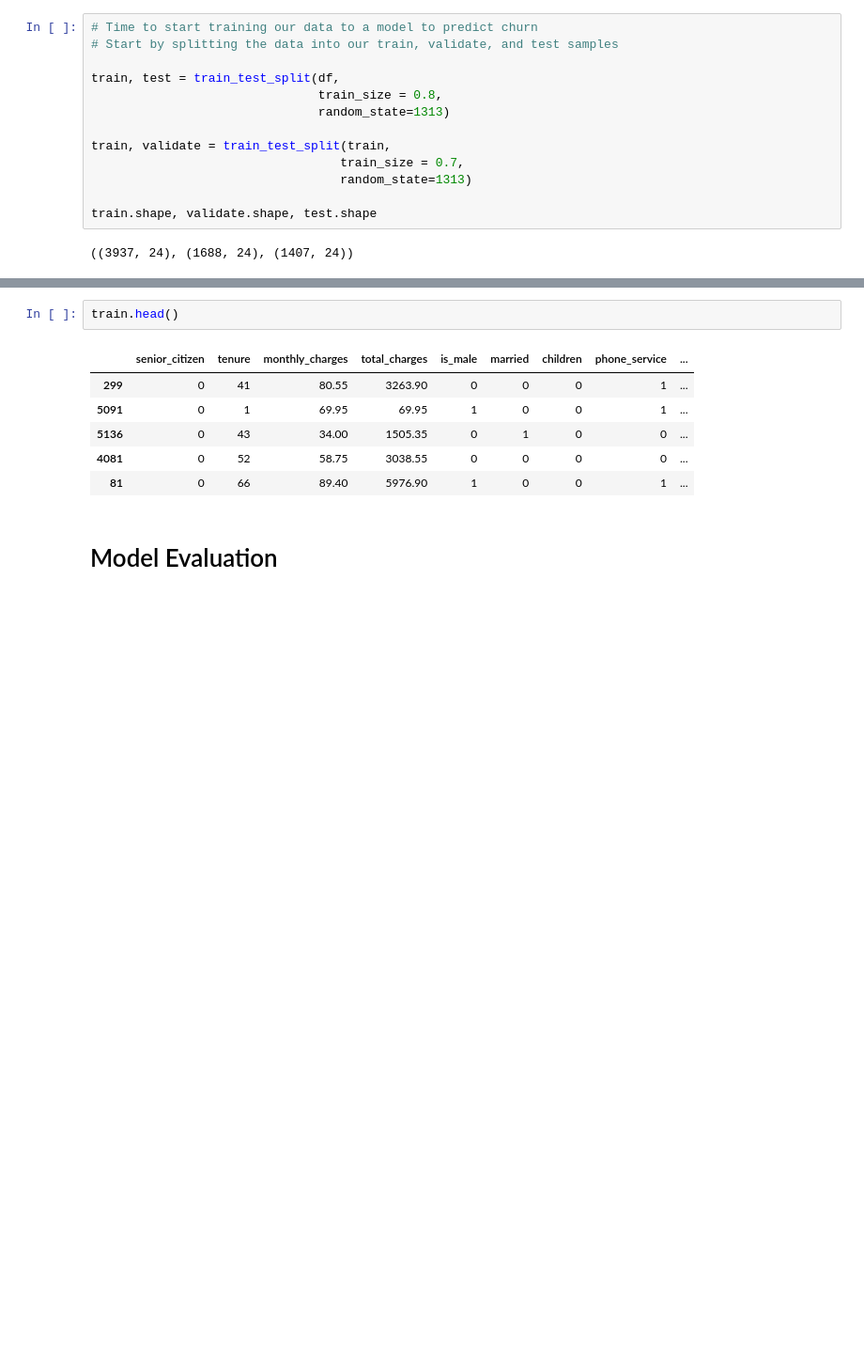
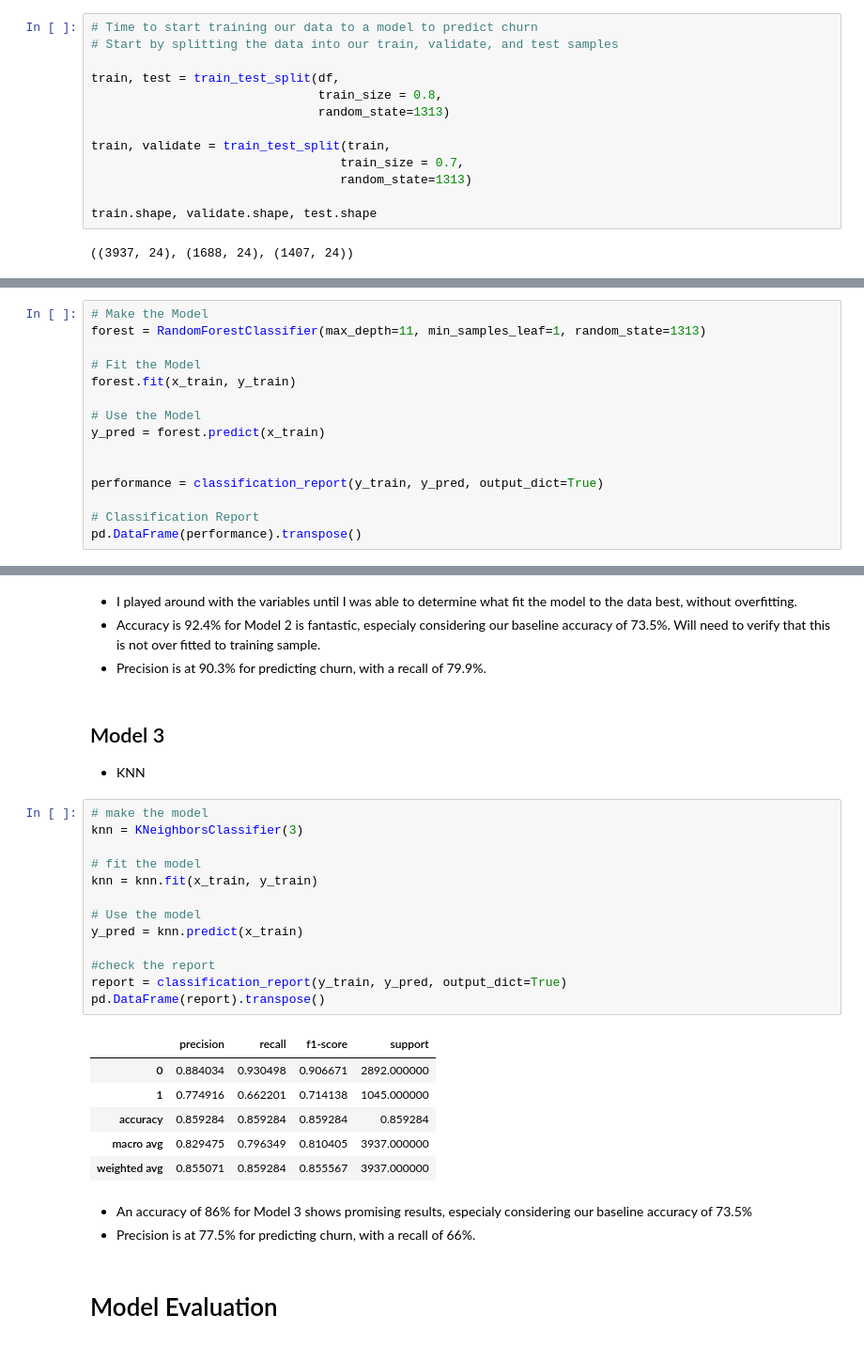
Before and after one commit to BraedenWright/classification-project, a Jupyter notebook: working_telco_report.ipynb, the cells around one changed output, grey strips where cells are left out. Shown at 94% size. Cells and saved outputs as stored; diff of their text form; blank space fills up the shorter version.

```diff
--- a/working_telco_report.ipynb
+++ b/working_telco_report.ipynb
@@ -600,0 +606,15 @@ SyntaxError: invalid syntax (708346157.py, line 2)
+# %%
+# Make the Model
+forest = RandomForestClassifier(max_depth=11, min_samples_leaf=1, random_state=1313)
+
+# Fit the Model
+forest.fit(x_train, y_train)
+
+# Use the Model
+y_pred = forest.predict(x_train)
+
+
+performance = classification_report(y_train, y_pred, output_dict=True)
+
+# Classification Report
+pd.DataFrame(performance).transpose()
@@ -601,11 +628,32 @@ SyntaxError: invalid syntax (708346157.py, line 2)
+# %% [markdown]
+- I played around with the variables until I was able to determine what fit the model to the data best, without overfitting.
+- Accuracy is 92.4% for Model 2 is fantastic, especialy considering our baseline accuracy of 73.5%.  Will need to verify that this is not over fitted to training sample.
+- Precision is at 90.3% for predicting churn, with a recall of 79.9%.
+# %% [markdown]
+ ## Model 3
+ - KNN
 # %%
-train.head()
+# make the model
+knn = KNeighborsClassifier(3)
+
+# fit the model
+knn = knn.fit(x_train, y_train)
+
+# Use the model
+y_pred = knn.predict(x_train)
+
+#check the report
+report = classification_report(y_train, y_pred, output_dict=True)
+pd.DataFrame(report).transpose()
 # %% [output]
-|  | senior_citizen | tenure | monthly_charges | total_charges | is_male | married | children | phone_service | ... |
-| 299 | 0 | 41 | 80.55 | 3263.90 | 0 | 0 | 0 | 1 | ... |
-| 5091 | 0 | 1 | 69.95 | 69.95 | 1 | 0 | 0 | 1 | ... |
-| 5136 | 0 | 43 | 34.00 | 1505.35 | 0 | 1 | 0 | 0 | ... |
-| 4081 | 0 | 52 | 58.75 | 3038.55 | 0 | 0 | 0 | 0 | ... |
-| 81 | 0 | 66 | 89.40 | 5976.90 | 1 | 0 | 0 | 1 | ... |
+|  | precision | recall | f1-score | support |
+| 0 | 0.884034 | 0.930498 | 0.906671 | 2892.000000 |
+| 1 | 0.774916 | 0.662201 | 0.714138 | 1045.000000 |
+| accuracy | 0.859284 | 0.859284 | 0.859284 | 0.859284 |
+| macro avg | 0.829475 | 0.796349 | 0.810405 | 3937.000000 |
+| weighted avg | 0.855071 | 0.859284 | 0.855567 | 3937.000000 |
+# %% [markdown]
+- An accuracy of 86% for Model 3 shows promising results, especialy considering our baseline accuracy of 73.5%
+- Precision is at 77.5% for predicting churn, with a recall of 66%.
 # %% [markdown]
 # Model Evaluation
```
Also changed, not shown: parts of 54 cells of this notebook, 1 other file.
